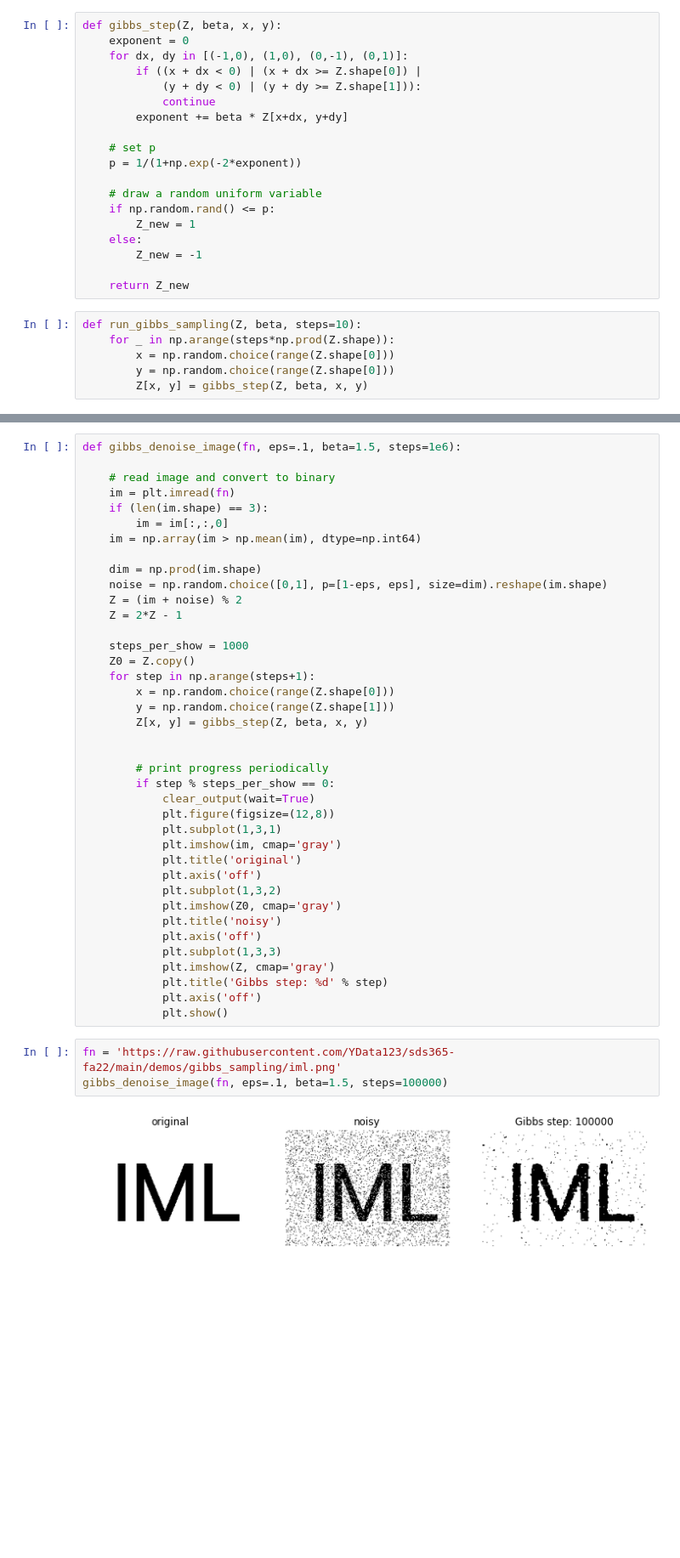
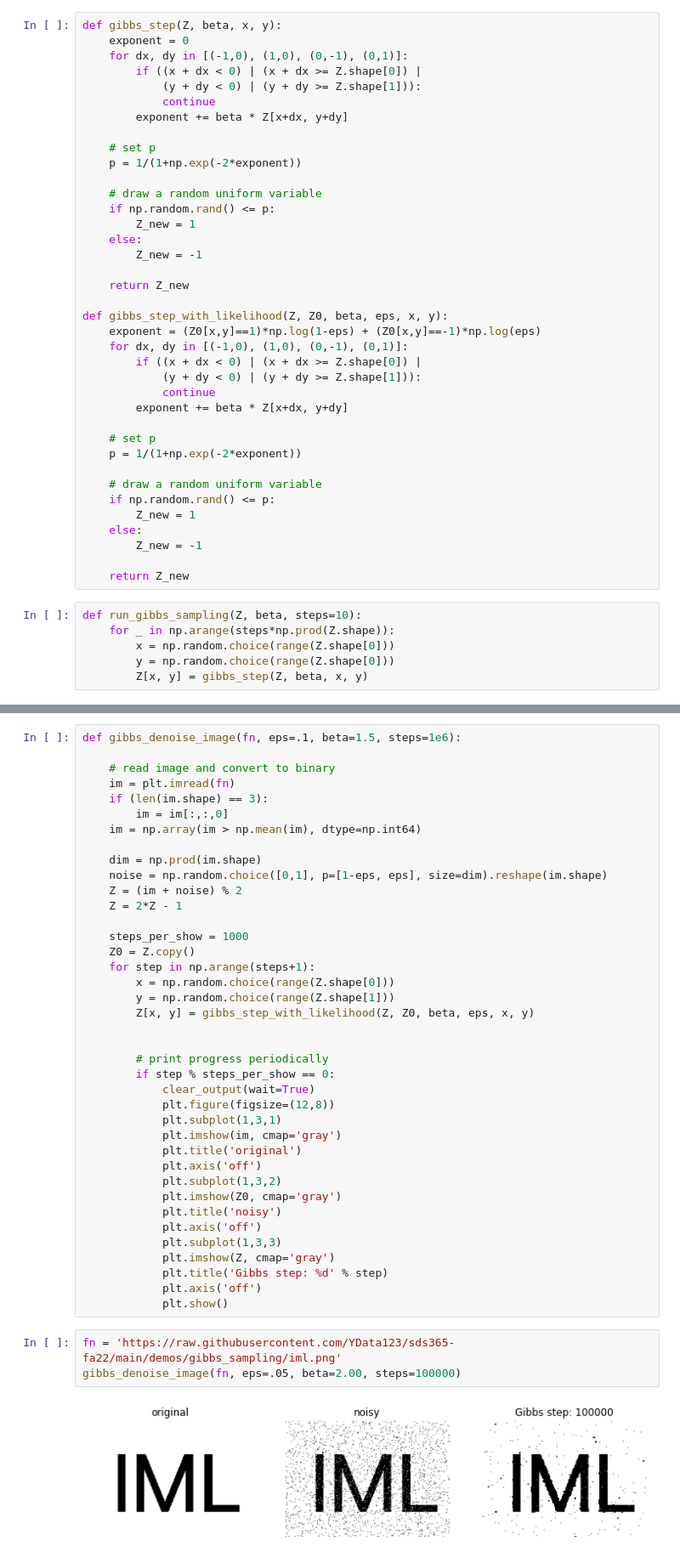
Before and after one commit to YData123/sds365-fa22, a Jupyter notebook: demos/gibbs_sampling/gibbs_denoise.ipynb, the cells around one changed output, grey strips where cells are left out. Shown: that part at 85% size. Saved outputs shown, nothing was run; the diff lists cells and outputs as text; blank space fills up the shorter version.

```diff
--- a/demos/gibbs_sampling/gibbs_denoise.ipynb
+++ b/demos/gibbs_sampling/gibbs_denoise.ipynb
@@ -46,6 +46,25 @@ def gibbs_step(Z, beta, x, y):
         Z_new = -1
 
     return Z_new
+
+def gibbs_step_with_likelihood(Z, Z0, beta, eps, x, y):
+    exponent = (Z0[x,y]==1)*np.log(1-eps) + (Z0[x,y]==-1)*np.log(eps)
+    for dx, dy in [(-1,0), (1,0), (0,-1), (0,1)]:
+        if ((x + dx < 0) | (x + dx >= Z.shape[0]) |
+            (y + dy < 0) | (y + dy >= Z.shape[1])):
+            continue
+        exponent += beta * Z[x+dx, y+dy]
+
+    # set p
+    p = 1/(1+np.exp(-2*exponent))
+
+    # draw a random uniform variable
+    if np.random.rand() <= p:
+        Z_new = 1
+    else:
+        Z_new = -1
+
+    return Z_new
 # %%
 def run_gibbs_sampling(Z, beta, steps=10):
     for _ in np.arange(steps*np.prod(Z.shape)):
@@ -89,7 +108,7 @@ def gibbs_denoise_image(fn, eps=.1, beta=1.5, steps=1e6):
     for step in np.arange(steps+1):
         x = np.random.choice(range(Z.shape[0]))
         y = np.random.choice(range(Z.shape[1]))
-        Z[x, y] = gibbs_step(Z, beta, x, y)
+        Z[x, y] = gibbs_step_with_likelihood(Z, Z0, beta, eps, x, y)
 
 
         # print progress periodically
@@ -111,8 +130,8 @@ def gibbs_denoise_image(fn, eps=.1, beta=1.5, steps=1e6):
             plt.show()
 # %%
 fn = 'https://raw.githubusercontent.com/YData123/sds365-fa22/main/demos/gibbs_sampling/iml.png'
-gibbs_denoise_image(fn, eps=.1, beta=1.5, steps=100000)
+gibbs_denoise_image(fn, eps=.05, beta=2.00, steps=100000)
 # %% [output]
-[figure, old version]
+[figure, new version]
 # %%
 fn = 'https://raw.githubusercontent.com/YData123/sds365-fa22/main/demos/gibbs_sampling/homer-brain.png'
```
Also changed, not shown: parts of 2 cells of this notebook, 1 other file.
